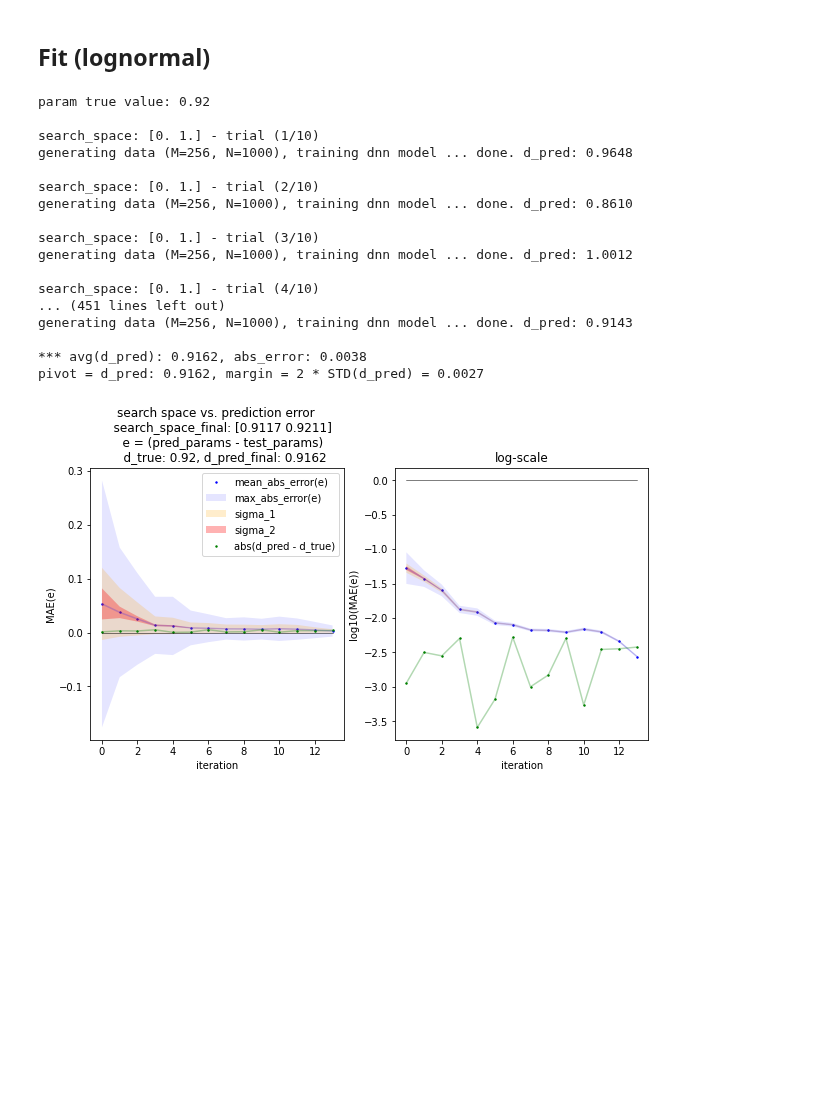
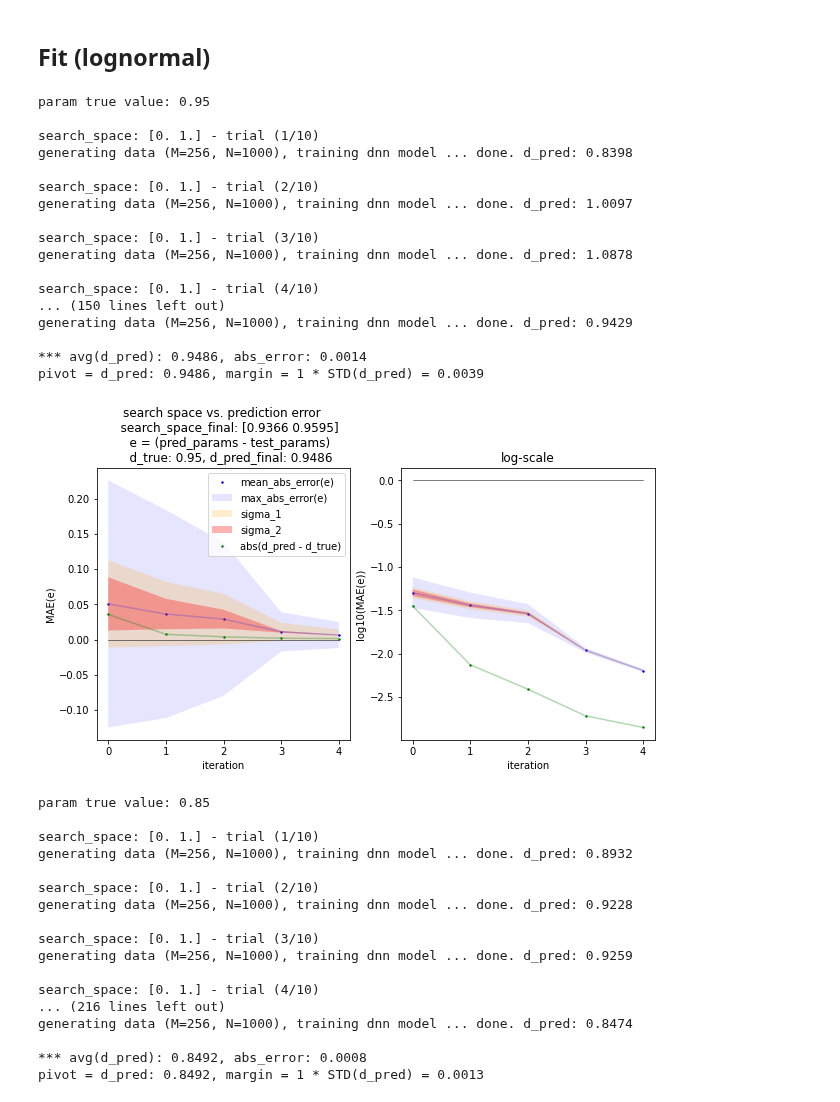
Before and after one commit to yossi-cohen/preferential-attachment, a Jupyter notebook: notebooks/universal-estimator-exp-1.ipynb, the cells around one changed output. Cells and saved outputs as stored; diff of their text form; code cells hidden in the pictures; blank space fills up the shorter version.

```diff
--- a/notebooks/universal-estimator-exp-1.ipynb
+++ b/notebooks/universal-estimator-exp-1.ipynb
@@ -182,8 +184,8 @@ def estimator_exp_1(f, sample, d_true):
 #         margin_with_STD = False
 
         if margin_with_STD:
-#             std_factor = 1
-            std_factor = 2
+            std_factor = 1
+#             std_factor = 2
 #             std_factor = 3
             if len(d_pred_array) > 1:
                 margin = std_factor * np.std(d_pred_array - d_true)
@@ -320,28 +322,45 @@ def plot_search_space_size_vs_d_pred_error(res):
 # %% [markdown]
 ## Fit (lognormal)
 # %%
-for d_true in [0.92]:
+for d_true in [0.95, 0.85, 0.65, 0.45]:
     print()
     print(f'param true value: {d_true}')
     sample = sample_lognormal(config=d_true, size=256)
     res = estimator_exp_1(f=sample_lognormal, sample=sample, d_true=d_true)
     plot_search_space_size_vs_d_pred_error(res)
 # %% [output]
-param true value: 0.92
+param true value: 0.95
 
 search_space: [0. 1.] - trial (1/10)
-generating data (M=256, N=1000), training dnn model ... done. d_pred: 0.9648
+generating data (M=256, N=1000), training dnn model ... done. d_pred: 0.8398
 
 search_space: [0. 1.] - trial (2/10)
-generating data (M=256, N=1000), training dnn model ... done. d_pred: 0.8610
+generating data (M=256, N=1000), training dnn model ... done. d_pred: 1.0097
 
 search_space: [0. 1.] - trial (3/10)
-generating data (M=256, N=1000), training dnn model ... done. d_pred: 1.0012
+generating data (M=256, N=1000), training dnn model ... done. d_pred: 1.0878
 
 search_space: [0. 1.] - trial (4/10)
-... (451 lines left out)
-generating data (M=256, N=1000), training dnn model ... done. d_pred: 0.9143
+... (150 lines left out)
+generating data (M=256, N=1000), training dnn model ... done. d_pred: 0.9429
 
-*** avg(d_pred): 0.9162, abs_error: 0.0038
-pivot = d_pred: 0.9162, margin = 2 * STD(d_pred) = 0.0027
+*** avg(d_pred): 0.9486, abs_error: 0.0014
+pivot = d_pred: 0.9486, margin = 1 * STD(d_pred) = 0.0039
-[figure, old version]
+[figure, new version]
+param true value: 0.85
+
+search_space: [0. 1.] - trial (1/10)
+generating data (M=256, N=1000), training dnn model ... done. d_pred: 0.8932
+
+search_space: [0. 1.] - trial (2/10)
+generating data (M=256, N=1000), training dnn model ... done. d_pred: 0.9228
+
+search_space: [0. 1.] - trial (3/10)
+generating data (M=256, N=1000), training dnn model ... done. d_pred: 0.9259
+
+search_space: [0. 1.] - trial (4/10)
+... (216 lines left out)
+generating data (M=256, N=1000), training dnn model ... done. d_pred: 0.8474
+
+*** avg(d_pred): 0.8492, abs_error: 0.0008
+pivot = d_pred: 0.8492, margin = 1 * STD(d_pred) = 0.0013
```
Also changed, not shown: parts of 2 cells of this notebook.
